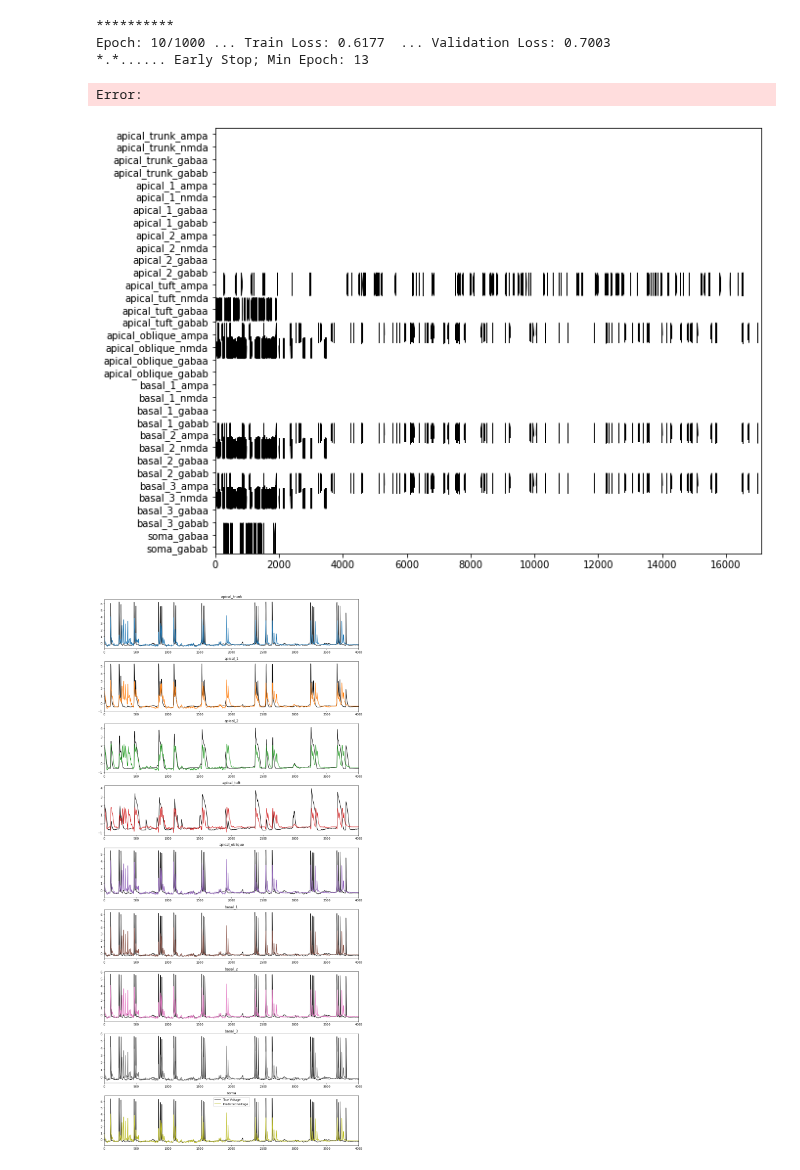
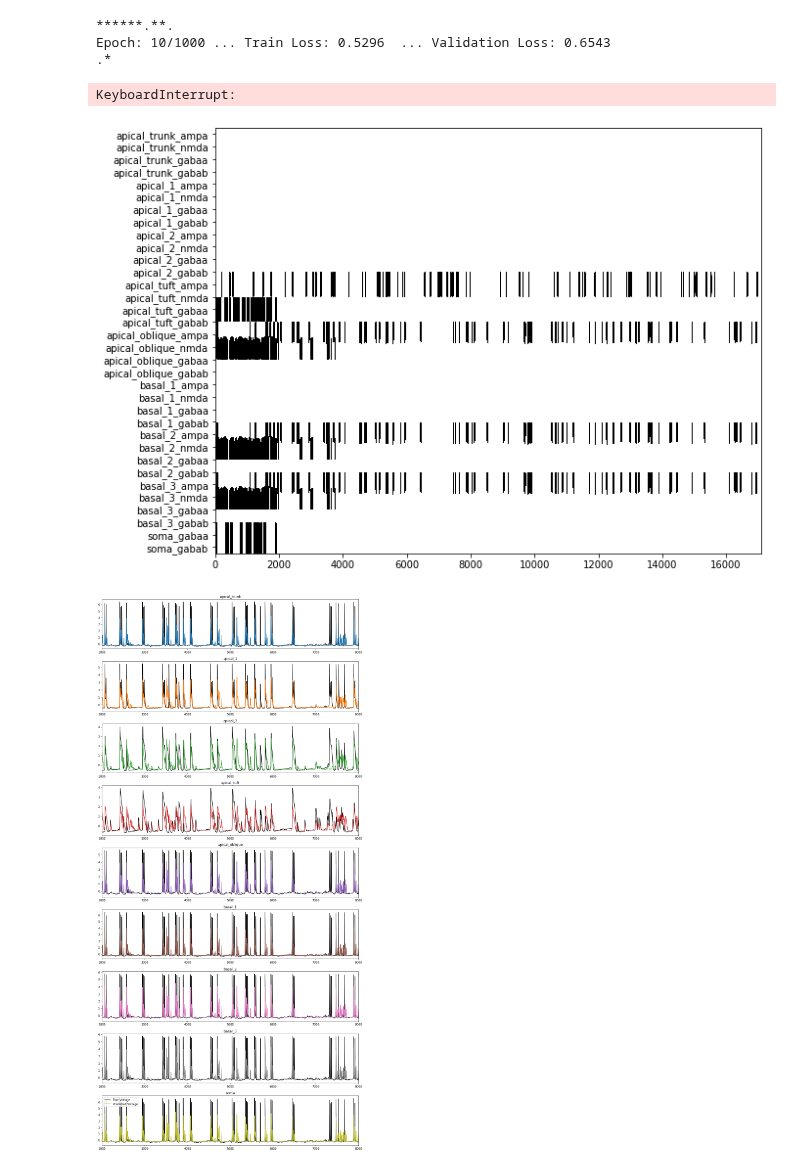
Before and after one commit to ntolley/bayesian_surrogates, a Jupyter notebook: single_cell_noise.ipynb, the cells around one changed output. Saved outputs shown, nothing was run; the diff lists cells and outputs as text; code cells hidden in the pictures.

Commit message:
Good RNN code state

```diff
--- a/single_cell_noise.ipynb
+++ b/single_cell_noise.ipynb
@@ -91,3 +107,2 @@ def make_loaders(rng_seed):
 # %%
-%%capture
-training_set, validation_set, training_generator, training_eval_generator, validation_generator, input_size, output_size = make_loaders(0)
+net_train.cell_response.plot_spikes_raster()
@@ -94,7 +112,7 @@ training_set, validation_set, training_generator, training_eval_generator, valid
 # %%
 #LSTM/GRU architecture for decoding
 class model_lstm(nn.Module):
-    def __init__(self, input_size, output_size, hidden_dim=64, n_layers=3, dropout=0.1, device='cuda:0', bidirectional=False):
+    def __init__(self, input_size, output_size, hidden_dim=64, n_layers=5, dropout=0.1, device='cuda:0', bidirectional=False):
         super(model_lstm, self).__init__()
 
         #multiplier based on bidirectional parameter
@@ -115,8 +133,8 @@ class model_lstm(nn.Module):
         self.cnn = nn.Sequential(
             nn.Conv1d(in_channels=input_size, out_channels=input_size, kernel_size=50, padding=1),
             nn.Tanh(),
-            # nn.Conv1d(in_channels=input_size, out_channels=input_size, kernel_size=50, padding=25),
-            # nn.Tanh(),
+            nn.Conv1d(in_channels=input_size, out_channels=input_size, kernel_size=50, padding=25),
+            nn.Tanh(),
 
         )
 
@@ -171,11 +266,10 @@ optimizer = torch.optim.Adam(model.parameters(), lr=lr, weight_decay=weight_deca
 # %%
 #Train model
-loss_dict = utils.train_validate_model(model, optimizer, criterion, max_epochs, training_generator, validation_generator, device, 10, 5)
+loss_dict = train_validate_model(model, optimizer, criterion, max_epochs, training_generator, validation_generator, device, 10, 5)
 # %% [output]
-**********
-Epoch: 10/1000 ... Train Loss: 0.6177  ... Validation Loss: 0.7003
-*.*...... Early Stop; Min Epoch: 13
+******.**.
+Epoch: 10/1000 ... Train Loss: 0.5296  ... Validation Loss: 0.6543
+.*
+KeyboardInterrupt:
 # %%
-torch.save(model.state_dict(), 'L5_pyramidal_model.pt')
+# torch.save(model.state_dict(), f'{dataset_cell_type}_model.pt')
-# %% [output]
-Error:
@@ -197,28 +278,30 @@ vsec_names = training_set.vsec_names
 isec_names = training_set.isec_names
 # %%
 plt.figure(figsize=(10,8))
-plt.imshow(validation_set[:][0][:, -1, :].detach().cpu().numpy().T, aspect='auto', cmap='gray_r', vmin=0, vmax=0.01)
+
+plt.imshow(validation_set[:][0][:, -1, :].detach().cpu().numpy().T, aspect='auto', cmap='gray_r', vmin=0, vmax=0.0001)
 _ = plt.yticks(ticks=list(range(len(isec_names))), labels=isec_names)
 # %% [output]
-[figure, old version]
+[figure, new version]
 # %%
 test_pred = utils.evaluate_model(model, validation_generator, device)
 test_pred = test_pred.squeeze()
 # %%
 
 plt.figure(figsize=(13,3 * output_size))
 
 for idx in range(output_size):
     plt.subplot(output_size, 1, idx+1)
     plt.plot(validation_set[:][1][:,-1,idx].detach().cpu().numpy(), color='k', label='True Voltage')
+    # plt.plot(test_pred, color=f'C{idx}', label='Predicted Voltage')
     plt.plot(test_pred[:, idx], color=f'C{idx}', label='Predicted Voltage')
-    plt.xlim(0, 4000)
+    plt.xlim(2000, 8000)
     plt.title(vsec_names[idx])
     # plt.ylim(-0.5,1.8)
 plt.legend()
 plt.tight_layout()
 # %% [output]
-[figure, old version]
+[figure, new version]
 # %%
 #Evaluate trained model
 ann_train_pred = mocap_functions.evaluate_model(model_ann, training_eval_generator, device)
```
Also changed, not shown: parts of 8 cells of this notebook, 3 other files.
